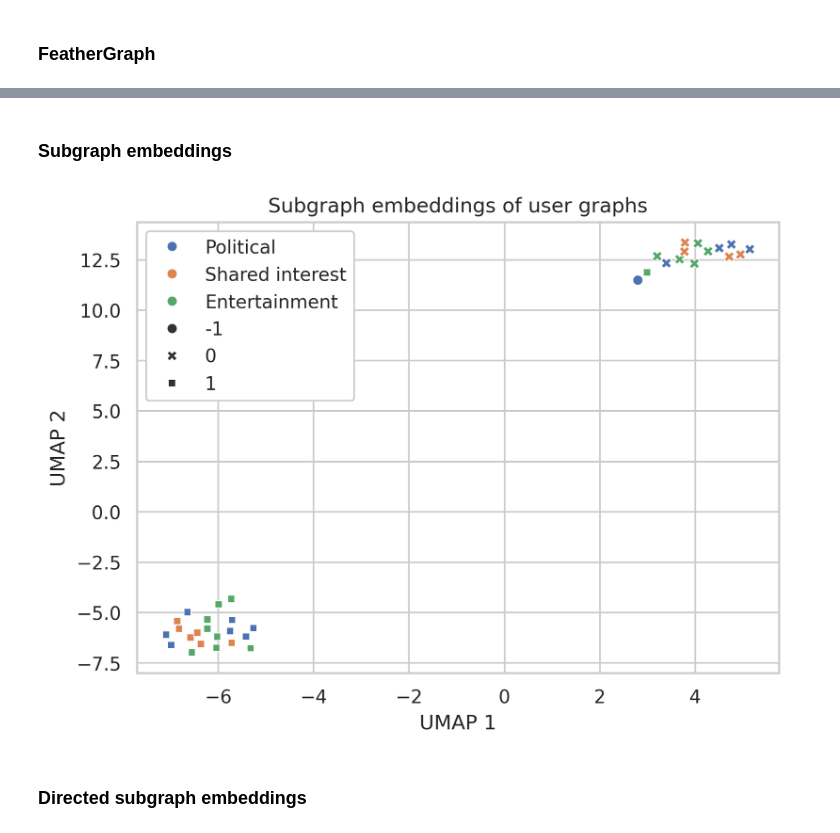
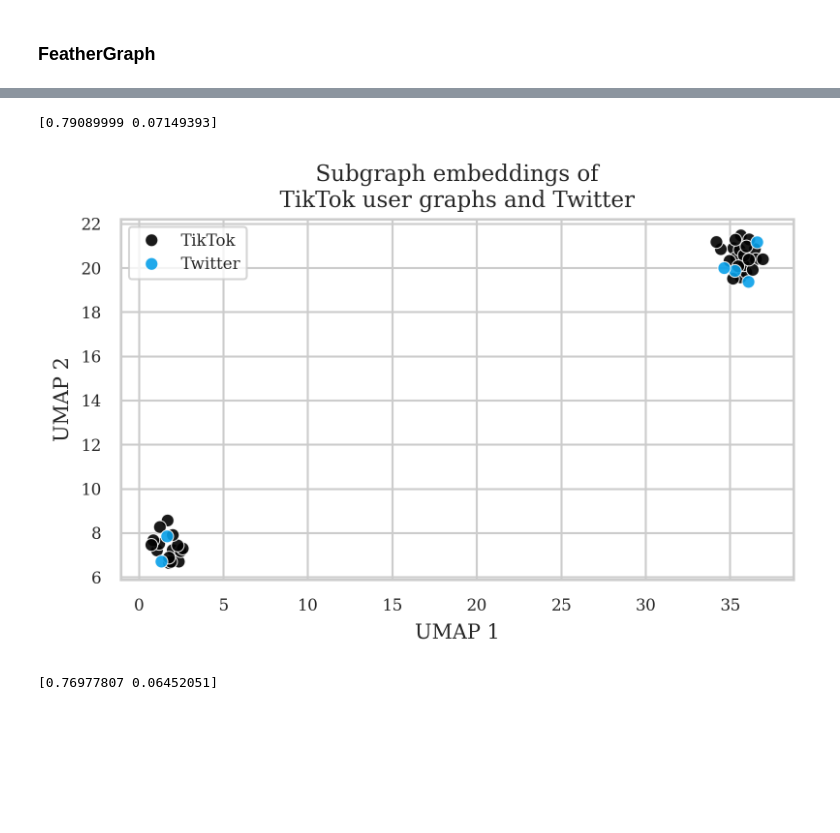
Before and after one commit to Marcus-Friis/thesis, a Jupyter notebook: notebooks/embedding_result.ipynb, the cells around one changed output, grey strips where cells are left out. Cells and saved outputs as stored; diff of their text form; code cells hidden in the pictures; blank space fills up the shorter version.

```diff
--- a/notebooks/embedding_result.ipynb
+++ b/notebooks/embedding_result.ipynb
@@ -45,0 +87,11 @@ names = [g['name'] for g in graphs]
+# %%
+subgraph_data = json.load(open('../data/fsm/subgraph_data/lcc.json'))
+
+# extract motif matrix
+subgraph_matrix = [subgraph['graph_occurrences'] for subgraph in subgraph_data]
+m_embs = np.array(subgraph_matrix, dtype=np.int32).T
+
+pca = PCA(n_components=2)
+m_embs_pca = pca.fit_transform(m_embs)
+m_embs_umap = UMAP(n_components=2, random_state=42).fit_transform(m_embs)
+print(pca.explained_variance_ratio_)
@@ -71,3 +316,12 @@ plt.savefig('../figures/embeddings/feathergraph.pgf', format='pgf', bbox_inches=
+# %%
+tiktok = get_all_sentiment_user_graphs()
+twitter = get_all_twitter_user_graphs()
+graphs = tiktok + twitter
+graphs = [g.components(mode='weak').giant() for g in graphs]
+graphs_nx = [g.simplify().to_networkx() for g in graphs]
+
+categories = len(tiktok) * ['TikTok'] + len(twitter) * ['Twitter']
+names = [g['name'] for g in graphs]
 # %%
 model = Graph2Vec(workers=1, seed=42)
 model.fit(graphs_nx)
@@ -92,12 +345,16 @@ plt.savefig('../figures/embeddings/graph2vec.pgf', format='pgf', bbox_inches='ti
-# %% [markdown]
-### Subgraph embeddings
 # %%
 subgraph_data = json.load(open('../data/fsm/subgraph_data/lcc.json'))
 
 # extract motif matrix
-subgraph_matrix = [subgraph['graph_occurrences'] for subgraph in subgraph_data]
-embs = np.array(subgraph_matrix, dtype=np.int32).T
+subgraph_matrix = np.concatenate((
+    [subgraph['graph_occurrences'] for subgraph in subgraph_data],
+    [subgraph['twitter_occurences'] for subgraph in subgraph_data]
+), axis=1)
+m_embs = np.array(subgraph_matrix, dtype=np.int32).T
 
-# dimensionality reduction
-embs_pca = PCA(n_components=2).fit_transform(embs)
-embs_umap = UMAP(n_components=2, random_state=42).fit_transform(embs)
+pca = PCA(n_components=2)
+m_embs_pca = pca.fit_transform(m_embs)
+m_embs_umap = UMAP(n_components=2, random_state=42).fit_transform(m_embs)
+print(pca.explained_variance_ratio_)
+# %% [output]
+[0.79089999 0.07149393]
@@ -108,23 +361,29 @@ labels = hdbscan.labels_
 # %%
 fig, ax = plt.subplots()
-sns.scatterplot(x=embs_umap[:, 0], y=embs_umap[:, 1], hue=categories, style=labels, ax=ax)
-ax.set_title('Subgraph embeddings of user graphs')
+sns.scatterplot(x=m_embs_umap[:, 0], y=m_embs_umap[:, 1], hue=categories, palette=['#010101', '#08a0e9'],s=40, alpha=0.9, ax=ax)
+ax.set_title('Subgraph embeddings of\nTikTok user graphs and Twitter')
 ax.set_xlabel('UMAP 1')
 ax.set_ylabel('UMAP 2')
 
 plt.tight_layout()
-plt.savefig('../figures/embeddings/subgraph.pgf', format='pgf', bbox_inches='tight')
 # %% [output]
-[figure, old version]
+[figure, new version]
-# %% [markdown]
-### Directed subgraph embeddings
 # %%
-subgraph_data = json.load(open('../data/fsm/subgraph_data/lcc_directed.json'))
+subgraph_data = json.load(open('../data/fsm/subgraph_data/sentiment_lcc.json'))
+
+# remove missing content subgraphs
+subgraph_data = [subgraph for subgraph in subgraph_data if 3 not in subgraph['edge_colors']]
 
 # extract motif matrix
-subgraph_matrix = [subgraph['graph_occurrences'] for subgraph in subgraph_data]
-embs = np.array(subgraph_matrix, dtype=np.int32).T
+subgraph_matrix = np.concatenate((
+    [subgraph['graph_occurrences'] for subgraph in subgraph_data],
+    [subgraph['twitter_occurences'] for subgraph in subgraph_data]
+), axis=1)
+sm_embs = np.array(subgraph_matrix, dtype=np.int32).T
 
-# dimensionality reduction
-embs_pca = PCA(n_components=2).fit_transform(embs)
-embs_umap = UMAP(n_components=2, random_state=42).fit_transform(embs)
+pca = PCA(n_components=2)
+sm_embs_pca = pca.fit_transform(sm_embs)
+sm_embs_umap = UMAP(n_components=2, random_state=42).fit_transform(sm_embs)
+print(pca.explained_variance_ratio_)
+# %% [output]
+[0.76977807 0.06452051]
```
Also changed, not shown: parts of 46 cells of this notebook.
